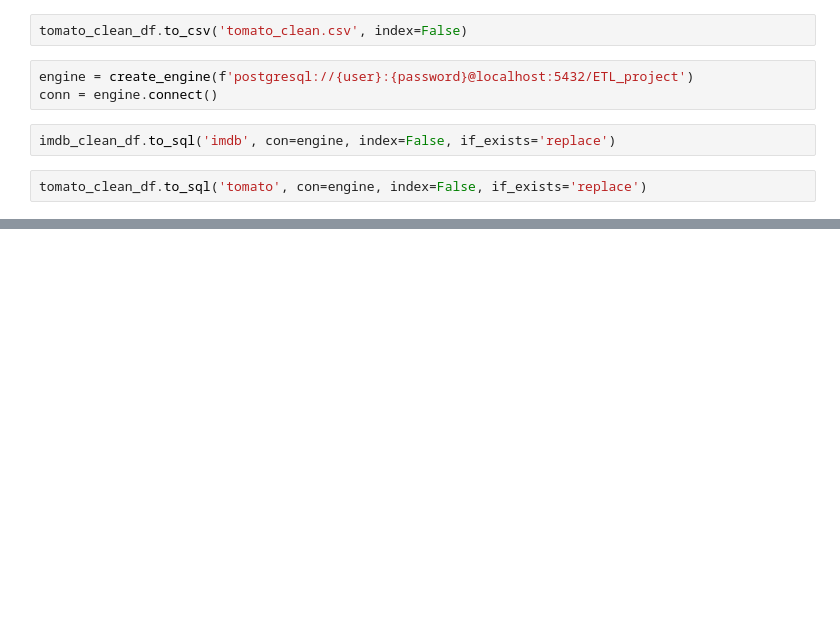
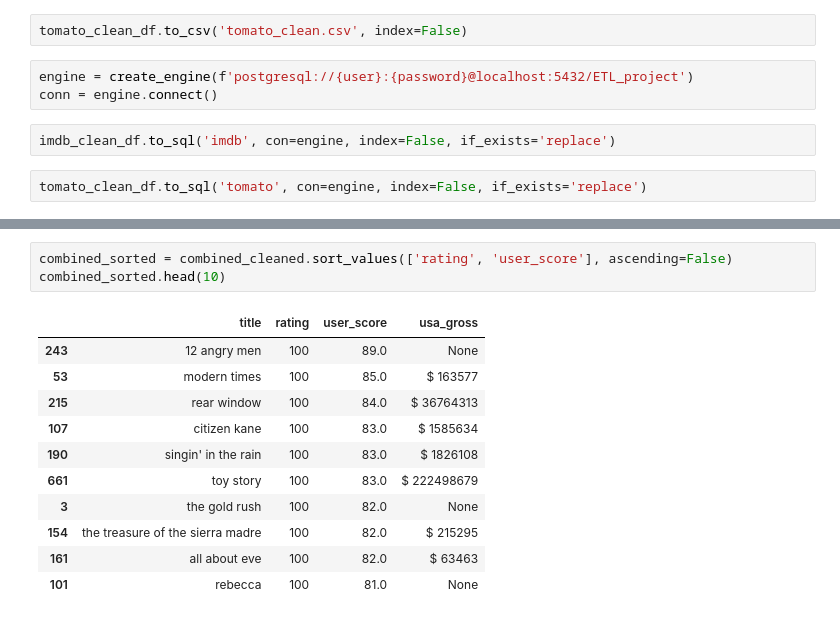
Before and after one commit to c-kleerun/ETL-project, a Jupyter notebook: ETL.ipynb, the cells around one changed output, grey strips where cells are left out. Cells and saved outputs as stored; diff of their text form; blank space fills up the shorter version.

```diff
--- a/ETL.ipynb
+++ b/ETL.ipynb
@@ -139,0 +164,15 @@ combined.head()
+# %%
+combined_sorted = combined_cleaned.sort_values(['rating', 'user_score'], ascending=False)
+combined_sorted.head(10)
+# %% [output]
+|  | title | rating | user_score | usa_gross |
+| 243 | 12 angry men | 100 | 89.0 | None |
+| 53 | modern times | 100 | 85.0 | $ 163577 |
+| 215 | rear window | 100 | 84.0 | $ 36764313 |
+| 107 | citizen kane | 100 | 83.0 | $ 1585634 |
+| 190 | singin' in the rain | 100 | 83.0 | $ 1826108 |
+| 661 | toy story | 100 | 83.0 | $ 222498679 |
+| 3 | the gold rush | 100 | 82.0 | None |
+| 154 | the treasure of the sierra madre | 100 | 82.0 | $ 215295 |
+| 161 | all about eve | 100 | 82.0 | $ 63463 |
+| 101 | rebecca | 100 | 81.0 | None |
```
Also changed, not shown: parts of 4 cells of this notebook.
